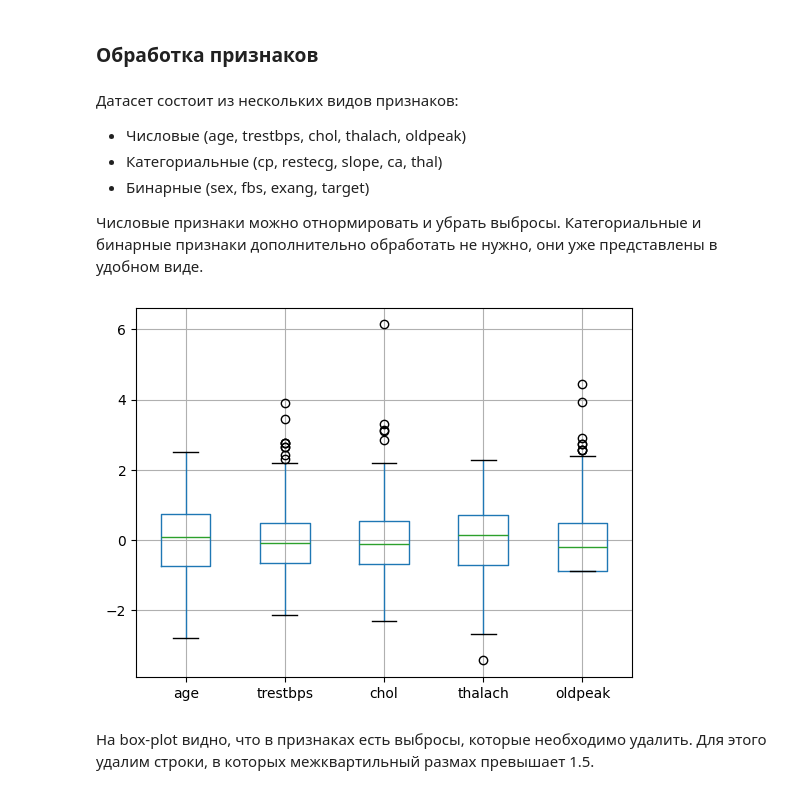
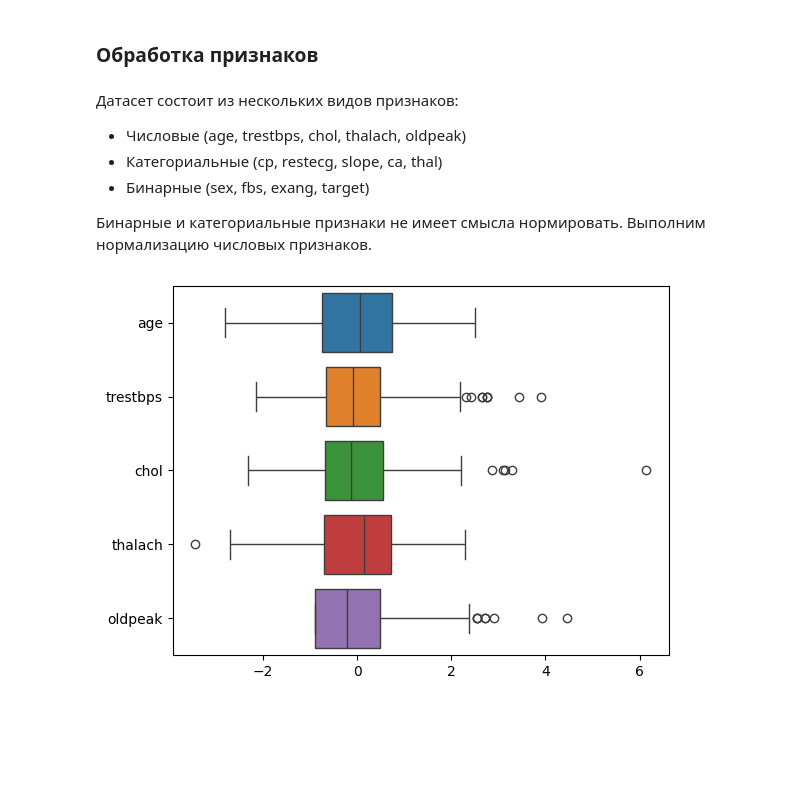
Before and after one commit to edelwiw/MachineLearning, a Jupyter notebook: Lab1.ipynb, the cells around one changed output. Cells and saved outputs as stored; diff of their text form; code cells hidden in the pictures; blank space fills up the shorter version.

```diff
--- a/Lab1.ipynb
+++ b/Lab1.ipynb
@@ -526,17 +601,15 @@ target   -0.344029  1.000000
 * Категориальные (cp, restecg, slope, ca, thal)
 * Бинарные (sex, fbs, exang, target)
 
-Числовые признаки можно отнормировать и убрать выбросы. Категориальные и бинарные признаки дополнительно обработать не нужно, они уже представлены в удобном виде.
+Бинарные и категориальные признаки не имеет смысла нормировать. Выполним нормализацию числовых признаков.
 # %%
 numeric_features = ["age", "trestbps", "chol", "thalach", "oldpeak"]
 
 # приведем признаки к одному масштабу
 scaler = StandardScaler() # z-score normalization
 data[numeric_features] = scaler.fit_transform(data[numeric_features])
 
-data[numeric_features].boxplot()
+sns.boxplot(data=data[numeric_features], orient='h')
 plt.show()
 # %% [output]
-[figure, old version]
+[figure, new version]
-# %% [markdown]
-На box-plot видно, что в признаках есть выбросы, которые необходимо удалить. Для этого удалим строки, в которых межквартильный размах превышает 1.5.
```
Also changed, not shown: parts of 18 cells of this notebook, 1 other file.
